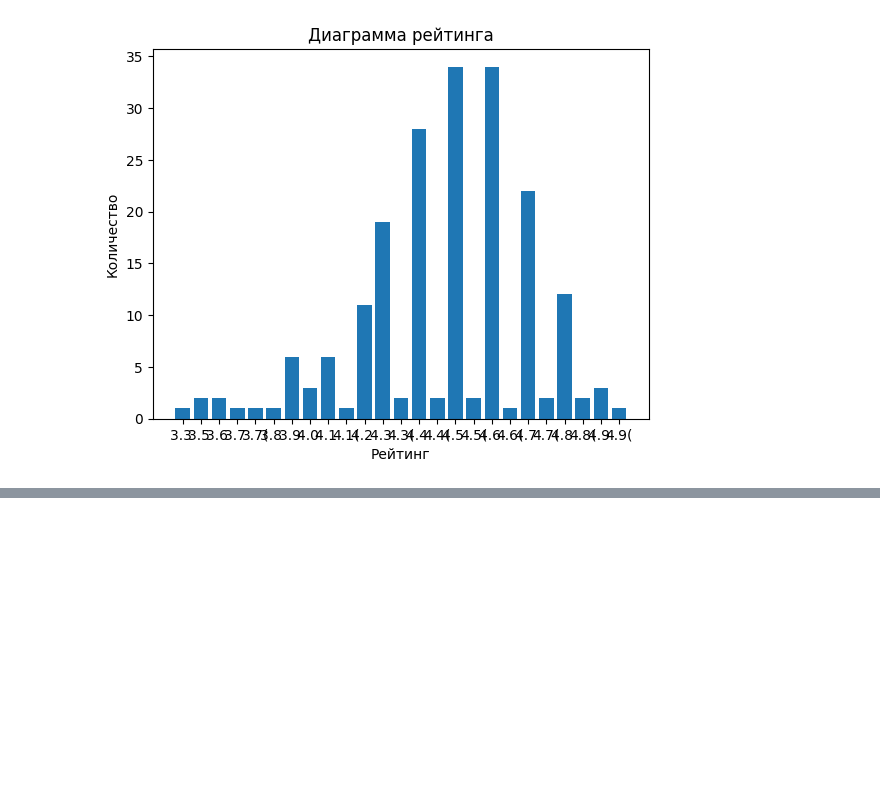
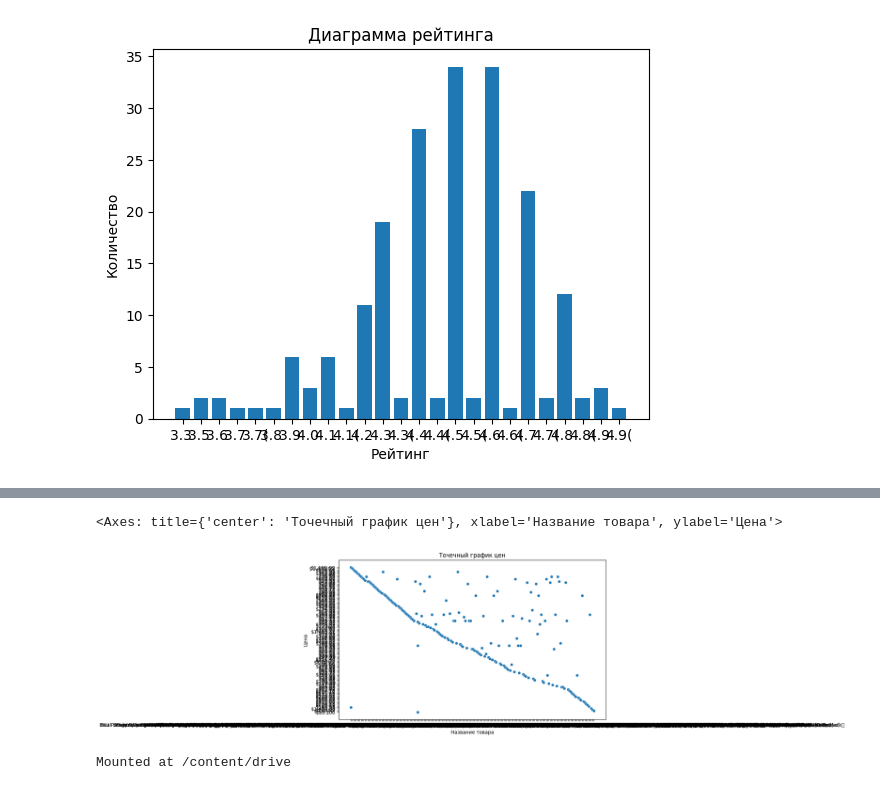
Before and after one commit to cosmodesant49/Data_analitic_wb, a Jupyter notebook: DB_WB.ipynb, the cells around one changed output, grey strips where cells are left out. Cells and saved outputs as stored; diff of their text form; code cells hidden in the pictures; blank space fills up the shorter version.

Commit message:
Точечный график Цен Точечный график Популярности

```diff
--- a/DB_WB.ipynb
+++ b/DB_WB.ipynb
@@ -224,0 +225,15 @@ plt.show()
+# %%
+import seaborn as sns
+import matplotlib.pyplot as plt
+
+plt.figure(figsize=(10, 6))
+plt.title('Точечный график цен')
+sns.scatterplot(x = df['Название товара'], y = df['Цена'].astype(str))
+# %% [output]
+<Axes: title={'center': 'Точечный график цен'}, xlabel='Название товара', ylabel='Цена'>
+[figure, added]
+# %%
+from google.colab import drive
+drive.mount('/content/drive')
+# %% [output]
+Mounted at /content/drive
```
Also changed, not shown: parts of 7 cells of this notebook.
